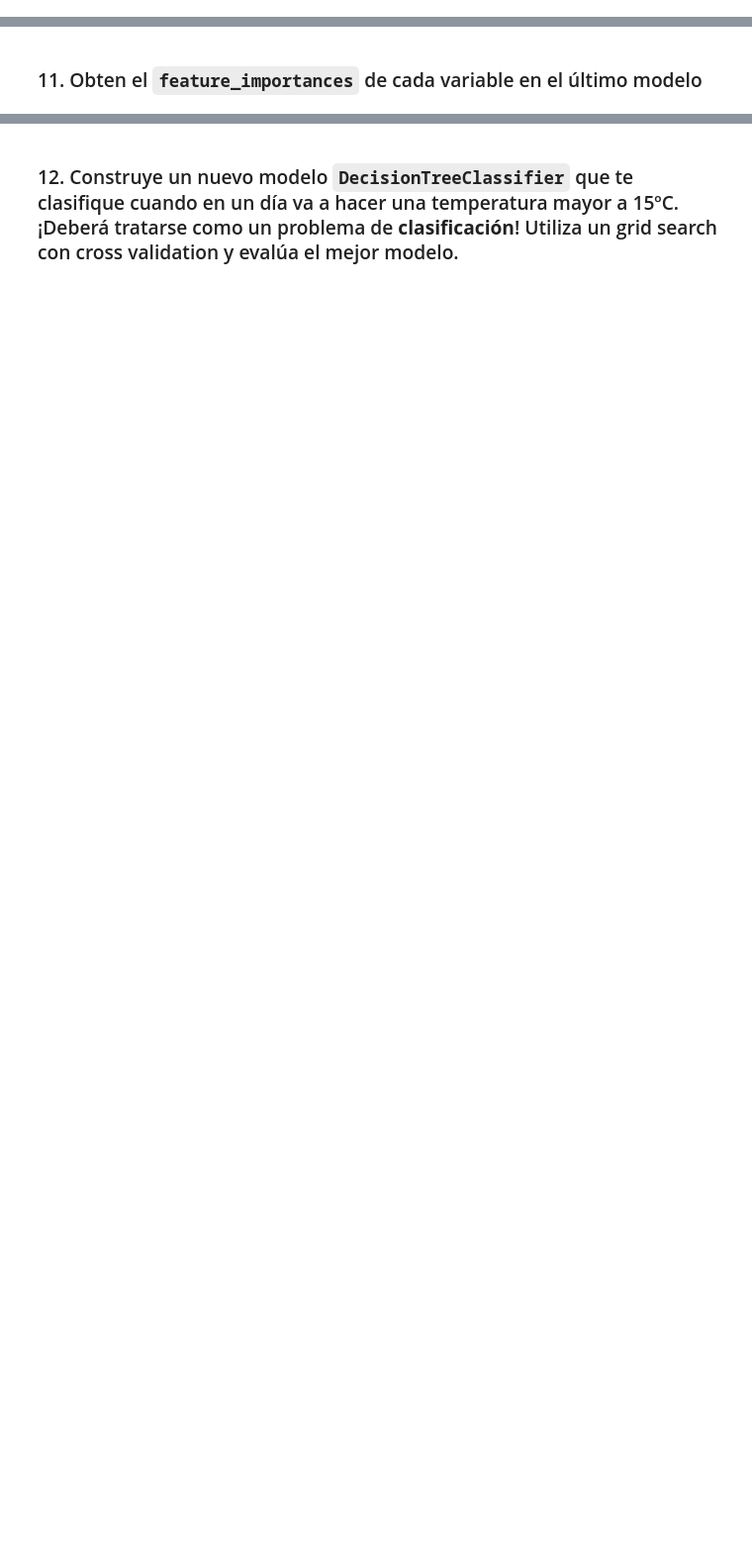
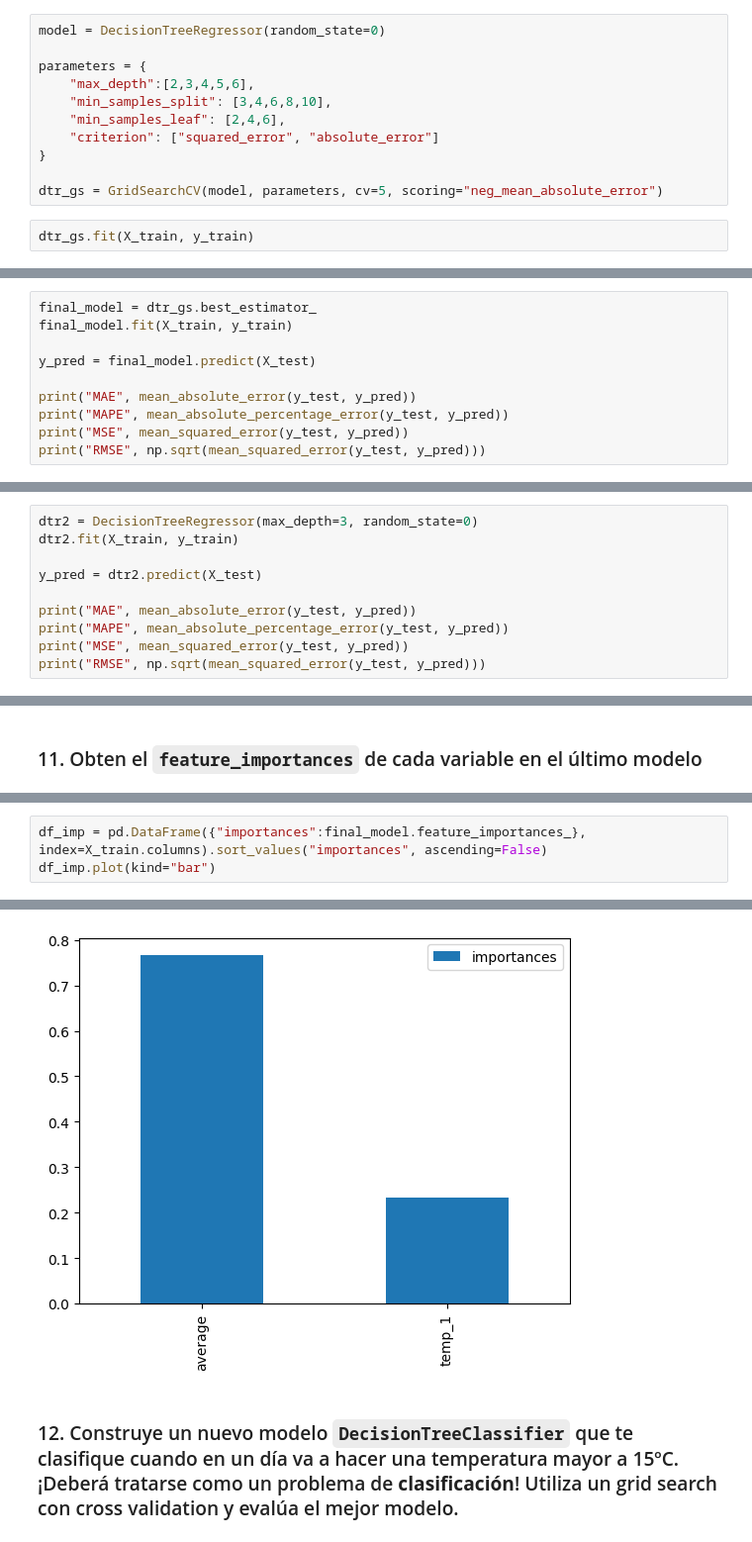
Before and after one commit to angelrodnah/2309_dsft_thebridge, a Jupyter notebook: 3-Machine_Learning/1-Supervisado/3-RegorClass/5-Decision_Trees/ejercicio/DTrees_reg_class.ipynb, the cells around one changed output, grey strips where cells are left out. Shown at 99% size. Saved outputs shown, nothing was run; the diff lists cells and outputs as text; blank space fills up the shorter version.

```diff
--- a/3-Machine_Learning/1-Supervisado/3-RegorClass/5-Decision_Trees/ejercicio/DTrees_reg_class.ipynb
+++ b/3-Machine_Learning/1-Supervisado/3-RegorClass/5-Decision_Trees/ejercicio/DTrees_reg_class.ipynb
@@ -37,2 +355,15 @@ Calcula el MAE, MAPE, MSE y RMSE.
 # %% [markdown]
 ### 10. Utiliza un grid search con cross validation para hiperparametrizar tu modelo
+# %%
+model = DecisionTreeRegressor(random_state=0)
+
+parameters = {
+    "max_depth":[2,3,4,5,6],
+    "min_samples_split": [3,4,6,8,10],
+    "min_samples_leaf": [2,4,6],
+    "criterion": ["squared_error", "absolute_error"]
+}
+
+dtr_gs = GridSearchCV(model, parameters, cv=5, scoring="neg_mean_absolute_error")
+# %%
+dtr_gs.fit(X_train, y_train)
@@ -38,0 +393,10 @@ Calcula el MAE, MAPE, MSE y RMSE.
+# %%
+final_model = dtr_gs.best_estimator_
+final_model.fit(X_train, y_train)
+
+y_pred = final_model.predict(X_test)
+
+print("MAE", mean_absolute_error(y_test, y_pred))
+print("MAPE", mean_absolute_percentage_error(y_test, y_pred))
+print("MSE", mean_squared_error(y_test, y_pred))
+print("RMSE", np.sqrt(mean_squared_error(y_test, y_pred)))
@@ -38,0 +408,10 @@ Calcula el MAE, MAPE, MSE y RMSE.
+# %%
+dtr2 = DecisionTreeRegressor(max_depth=3, random_state=0)
+dtr2.fit(X_train, y_train)
+
+y_pred = dtr2.predict(X_test)
+
+print("MAE", mean_absolute_error(y_test, y_pred))
+print("MAPE", mean_absolute_percentage_error(y_test, y_pred))
+print("MSE", mean_squared_error(y_test, y_pred))
+print("RMSE", np.sqrt(mean_squared_error(y_test, y_pred)))
@@ -40,0 +453,4 @@ Calcula el MAE, MAPE, MSE y RMSE.
+# %%
+df_imp = pd.DataFrame({"importances":final_model.feature_importances_}, index=X_train.columns).sort_values("importances", ascending=False)
+df_imp.plot(kind="bar")
+# %% [output]
@@ -41,2 +458,3 @@ Calcula el MAE, MAPE, MSE y RMSE.
+[figure, added]
 # %% [markdown]
 ### 12. Construye un nuevo modelo `DecisionTreeClassifier` que te clasifique cuando en un día va a hacer una temperatura mayor a 15ºC. ¡Deberá tratarse como un problema de **clasificación**! Utiliza un grid search con cross validation y evalúa el mejor modelo.
```
Also changed, not shown: parts of 58 cells of this notebook.
